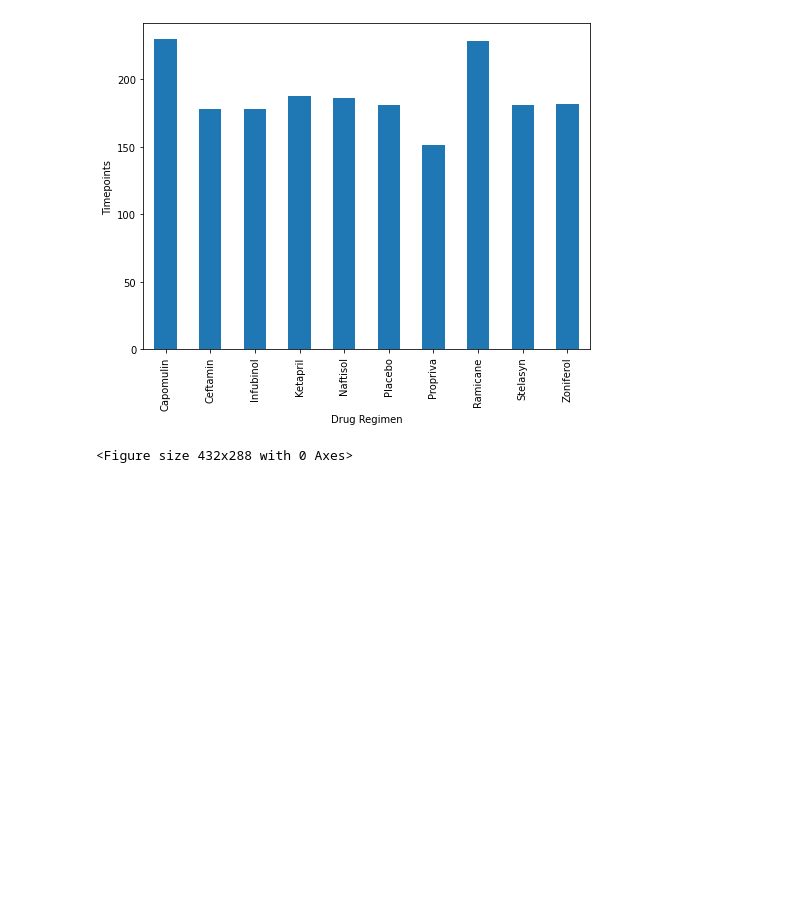
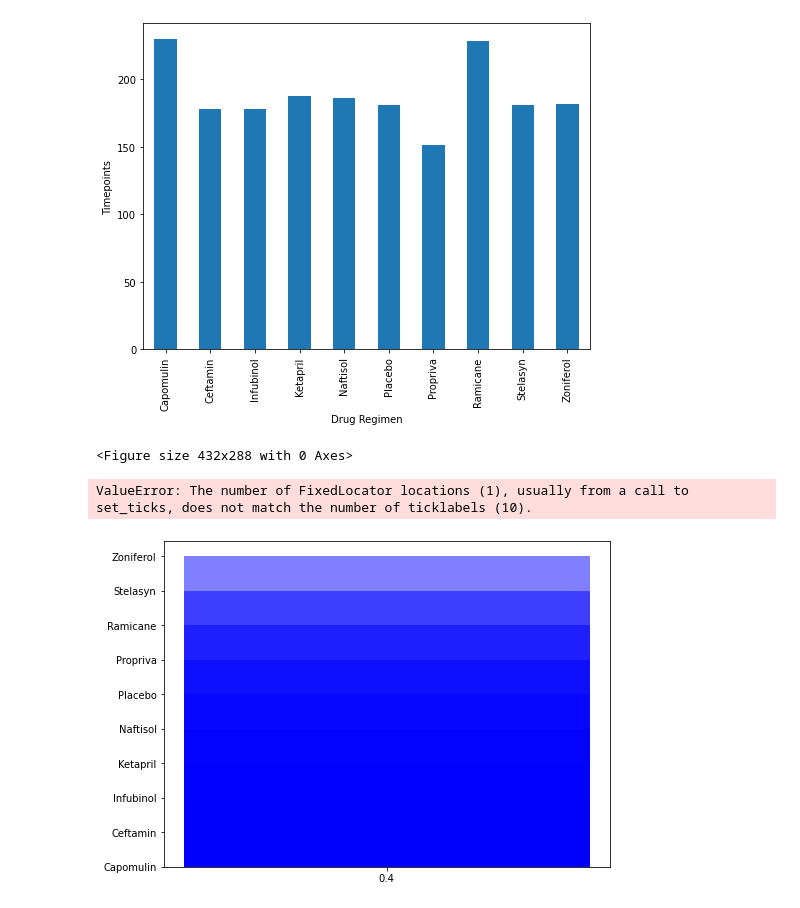
Before and after one commit to bfraser4/Python-Pharmaceutical-Data-Analysis, a Jupyter notebook: Pymaceuticals/PymaceuticalsAnalysis.ipynb, the cells around one changed output. Drawn from its saved outputs; the diff is of its cells as text; code cells hidden in the pictures; blank space fills up the shorter version.

Commit message:
working on bar chart

```diff
--- a/Pymaceuticals/PymaceuticalsAnalysis.ipynb
+++ b/Pymaceuticals/PymaceuticalsAnalysis.ipynb
@@ -155,3 +185,21 @@ plt.tight_layout()
 # %% [output]
 [figure]
 <Figure size 432x288 with 0 Axes>
+# %%
+# #Generate a bar plot showing the total number of timepoints for all mice tested for each drug regimen using pyplot
+
+regimen = ["Capomulin", "Ceftamin", "Infubinol", "Ketapril", "Naftisol", "Placebo", "Propriva", "Ramicane", "Stelasyn", "Zoniferol"]
+x_axis = np.arange(len(['Timepoint']))
+ticks = [value+0.4 for value in x_axis]
+
+# # Set x axis and tick locations
+# x_axis = np.arange(len(clean_df))
+# tick_locations = [value+0.4 for value in x_axis]
+
+# #Create a list indicating where to write x labels and set figure size
+plt.figure(figsize=(8,6))
+plt.bar(x_axis, regimen, color='b', alpha=0.5, align='edge')
+plt.xticks(ticks, regimen, rotation='vertical')
+# %% [output]
+ValueError: The number of FixedLocator locations (1), usually from a call to set_ticks, does not match the number of ticklabels (10).
+[figure, added]
```
Also changed, not shown: parts of 7 cells of this notebook.
